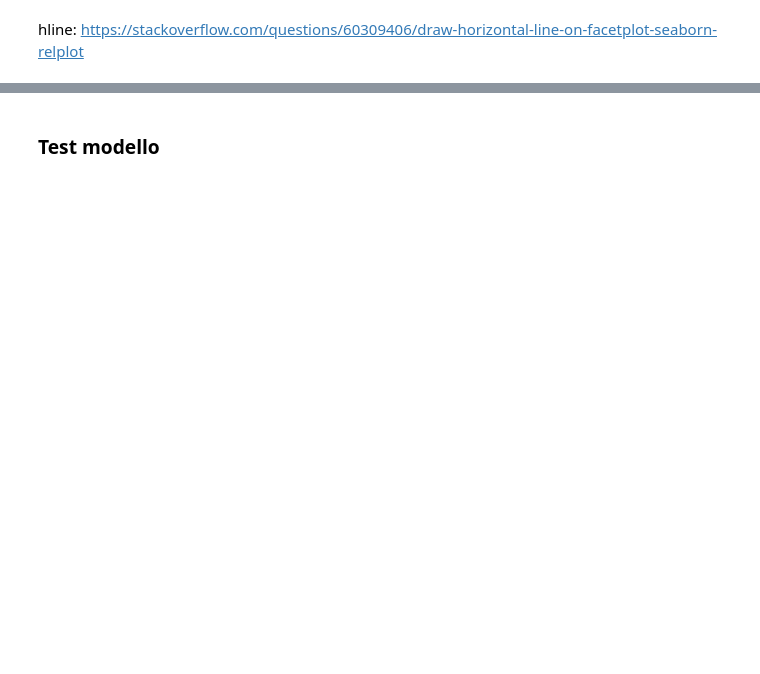
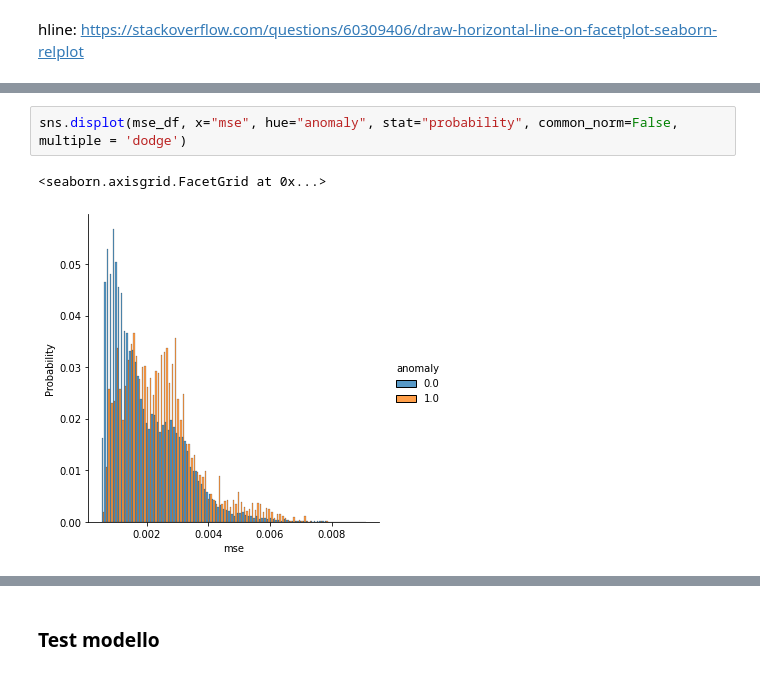
Before and after one commit to alessandrotofani/Tesi_magistrale, a Jupyter notebook: 3_Autoencoder.ipynb, the cells around one changed output, grey strips where cells are left out. Cells and saved outputs as stored; diff of their text form; blank space fills up the shorter version.

```diff
--- a/3_Autoencoder.ipynb
+++ b/3_Autoencoder.ipynb
@@ -229,0 +237,5 @@ plt.show()
+# %%
+sns.displot(mse_df, x="mse", hue="anomaly", stat="probability", common_norm=False, multiple = 'dodge')
+# %% [output]
+<seaborn.axisgrid.FacetGrid at 0x...>
+[figure, added]
```
Also changed, not shown: parts of 13 cells of this notebook.
